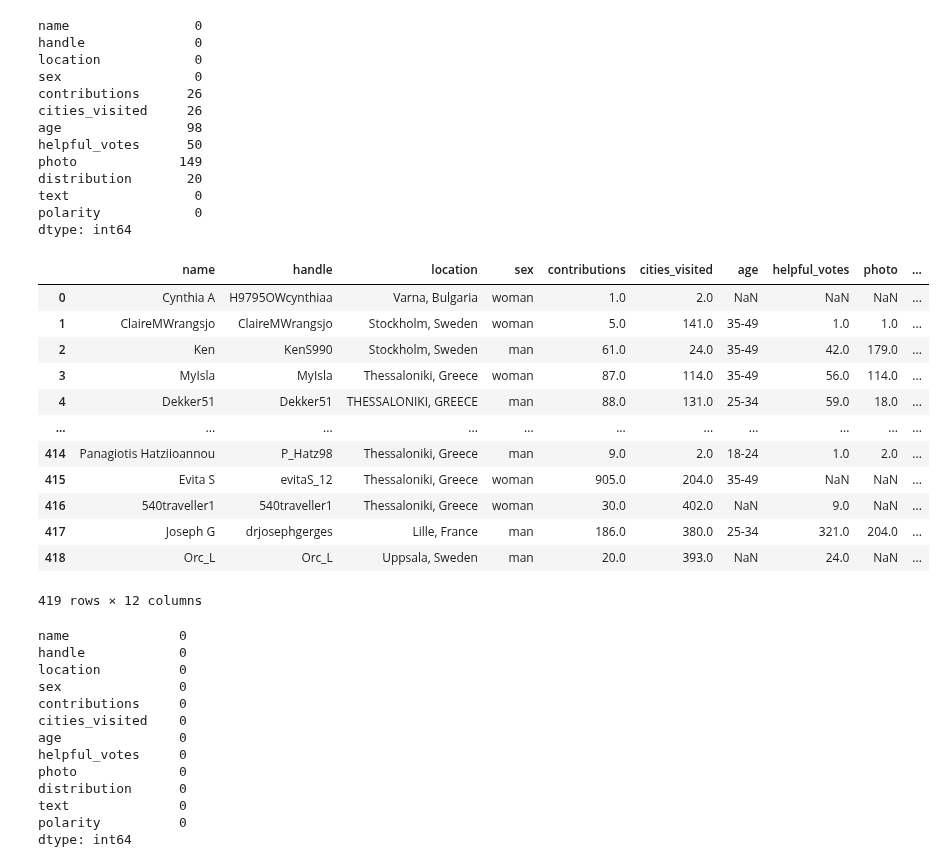
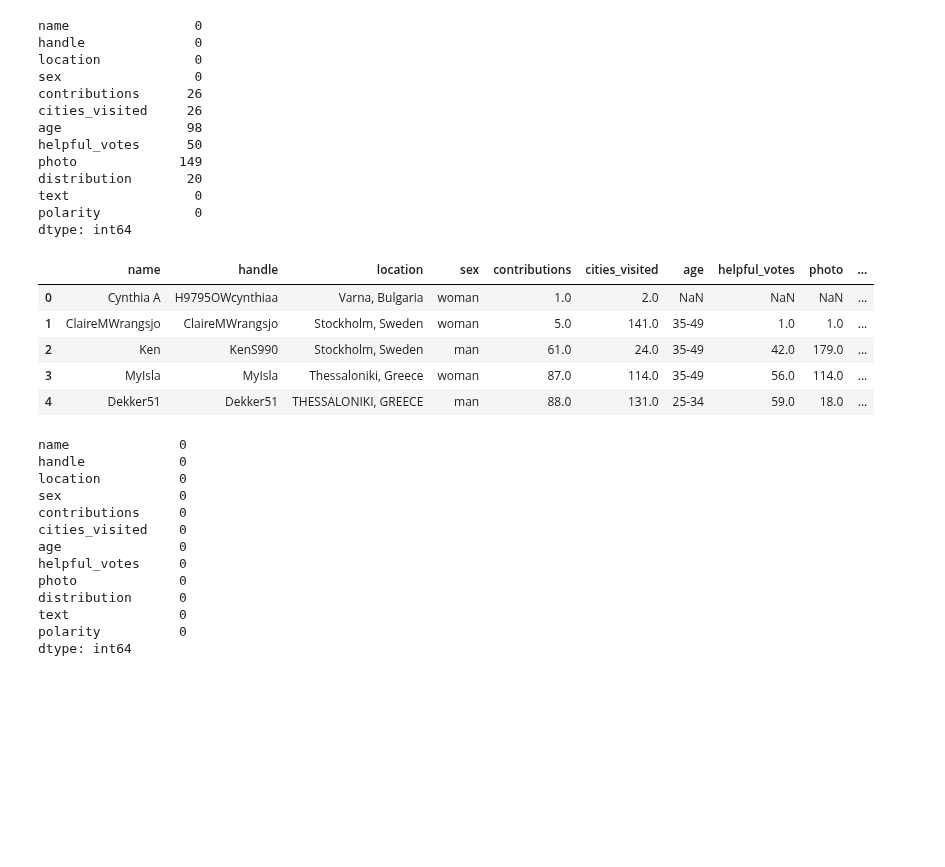
Before and after one commit to MnAppsNet/Web-Scraping-Tutorial, a Jupyter notebook: User_Profiling.ipynb, the cells around one changed output. Saved outputs shown, nothing was run; the diff lists cells and outputs as text; code cells hidden in the pictures; blank space fills up the shorter version.

```diff
--- a/User_Profiling.ipynb
+++ b/User_Profiling.ipynb
@@ -137,21 +115,14 @@ text                0
 polarity            0
 dtype: int64
 # %%
-dataf
+dataf.head()
 # %% [output]
 |  | name | handle | location | sex | contributions | cities_visited | age | helpful_votes | photo | ... |
 | 0 | Cynthia A | H9795OWcynthiaa | Varna, Bulgaria | woman | 1.0 | 2.0 | NaN | NaN | NaN | ... |
 | 1 | ClaireMWrangsjo | ClaireMWrangsjo | Stockholm, Sweden | woman | 5.0 | 141.0 | 35-49 | 1.0 | 1.0 | ... |
 | 2 | Ken | KenS990 | Stockholm, Sweden | man | 61.0 | 24.0 | 35-49 | 42.0 | 179.0 | ... |
 | 3 | MyIsla | MyIsla | Thessaloniki, Greece | woman | 87.0 | 114.0 | 35-49 | 56.0 | 114.0 | ... |
 | 4 | Dekker51 | Dekker51 | THESSALONIKI, GREECE | man | 88.0 | 131.0 | 25-34 | 59.0 | 18.0 | ... |
-| ... | ... | ... | ... | ... | ... | ... | ... | ... | ... | ... |
-| 414 | Panagiotis Hatziioannou | P_Hatz98 | Thessaloniki, Greece | man | 9.0 | 2.0 | 18-24 | 1.0 | 2.0 | ... |
-| 415 | Evita S | evitaS_12 | Thessaloniki, Greece | woman | 905.0 | 204.0 | 35-49 | NaN | NaN | ... |
-| 416 | 540traveller1 | 540traveller1 | Thessaloniki, Greece | woman | 30.0 | 402.0 | NaN | 9.0 | NaN | ... |
-| 417 | Joseph G | drjosephgerges | Lille, France | man | 186.0 | 380.0 | 25-34 | 321.0 | 204.0 | ... |
-| 418 | Orc_L | Orc_L | Uppsala, Sweden | man | 20.0 | 393.0 | NaN | 24.0 | NaN | ... |
-419 rows × 12 columns
 # %%
 # Dealing with missing values
 
```
Also changed, not shown: parts of 13 cells of this notebook.
